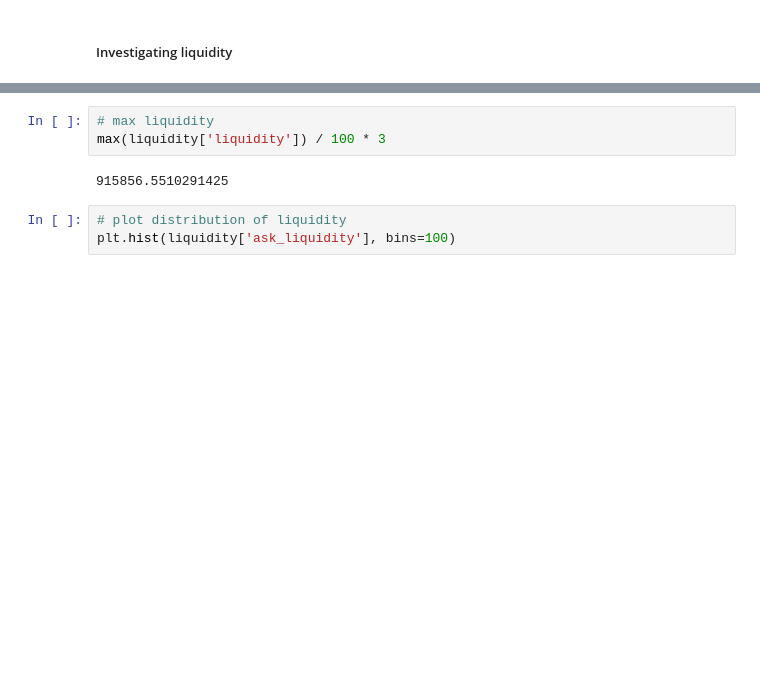
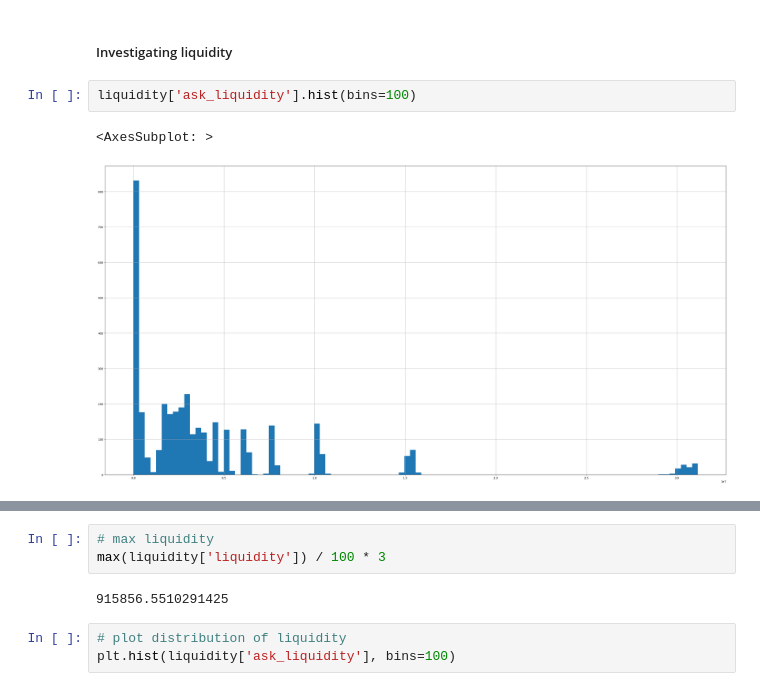
Before and after one commit to matthewgomezcullen/Ready-Trader-Go, a Jupyter notebook: research/viz.ipynb, the cells around one changed output, grey strips where cells are left out. Cells and saved outputs as stored; diff of their text form; blank space fills up the shorter version.

```diff
--- a/research/viz.ipynb
+++ b/research/viz.ipynb
@@ -35,5 +36,10 @@ plt.show()
 # %% [markdown]
 ##### Investigating liquidity
+# %%
+liquidity['ask_liquidity'].hist(bins=100)
+# %% [output]
+<AxesSubplot: >
+[figure, added]
 # %%
 liquidity = pd.read_csv('../output/liquidity.csv')
 PL = pd.read_csv('../score_board.csv')
```
Also changed, not shown: parts of 3 cells of this notebook, 5 other files.
